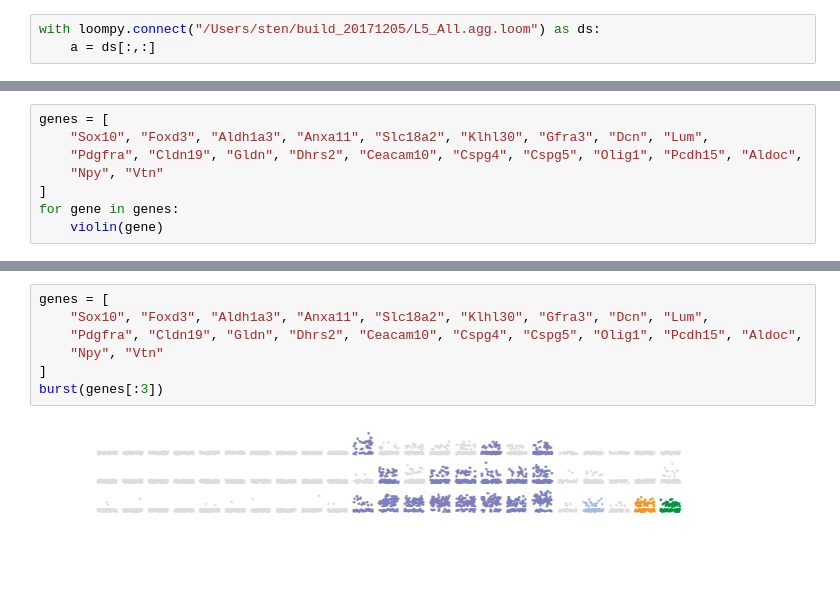
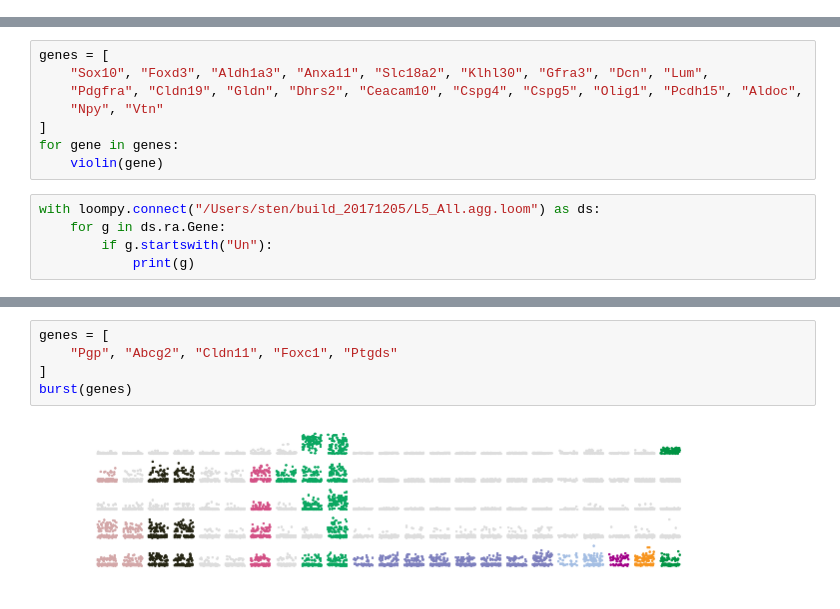
Before and after one commit to linnarsson-lab/adolescent-mouse, a Jupyter notebook: notebooks/Violin_plots_whole_brain.ipynb, the cells around one changed output, grey strips where cells are left out. Drawn from its saved outputs; the diff is of its cells as text; blank space fills up the shorter version.

```diff
--- a/notebooks/Violin_plots_whole_brain.ipynb
+++ b/notebooks/Violin_plots_whole_brain.ipynb
@@ -5,9 +5,6 @@ import matplotlib.pyplot as plt
 import loompy
 import cytograph as cg
 %config InlineBackend.figure_format = 'retina'
-# %%
-with loompy.connect("/Users/sten/build_20171205/L5_All.agg.loom") as ds:
-    a = ds[:,:]
 # %%
 def violin(gene):
     celltypes = [
@@ -114,3 +111,8 @@ genes = [
 ]
 for gene in genes:
     violin(gene)
+# %%
+with loompy.connect("/Users/sten/build_20171205/L5_All.agg.loom") as ds:
+    for g in ds.ra.Gene:
+        if g.startswith("Un"):
+            print(g)
@@ -197,10 +167,8 @@ def burst(genes):
-# %%
-genes = [
-    "Sox10", "Foxd3", "Aldh1a3", "Anxa11", "Slc18a2", "Klhl30", "Gfra3", "Dcn", "Lum",
-    "Pdgfra", "Cldn19", "Gldn", "Dhrs2", "Ceacam10", "Cspg4", "Cspg5", "Olig1", "Pcdh15", "Aldoc",
-    "Npy", "Vtn"
-]
-burst(genes[:3])
-# %% [output]
-[figure, removed]
+# %%
+genes = [
+    "Pgp", "Abcg2", "Cldn11", "Foxc1", "Ptgds"
+]
+burst(genes)
+# %% [output]
+[figure, added]
 # %%
```
Also changed, not shown: parts of 6 cells of this notebook, 1 other file.
